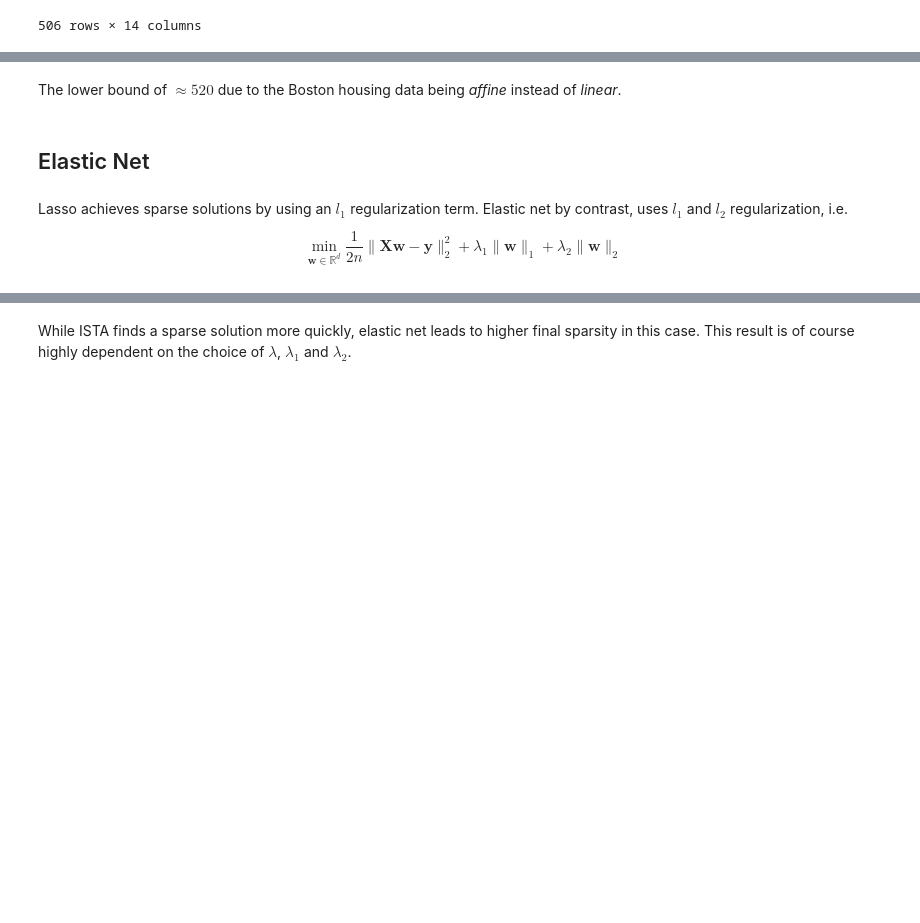
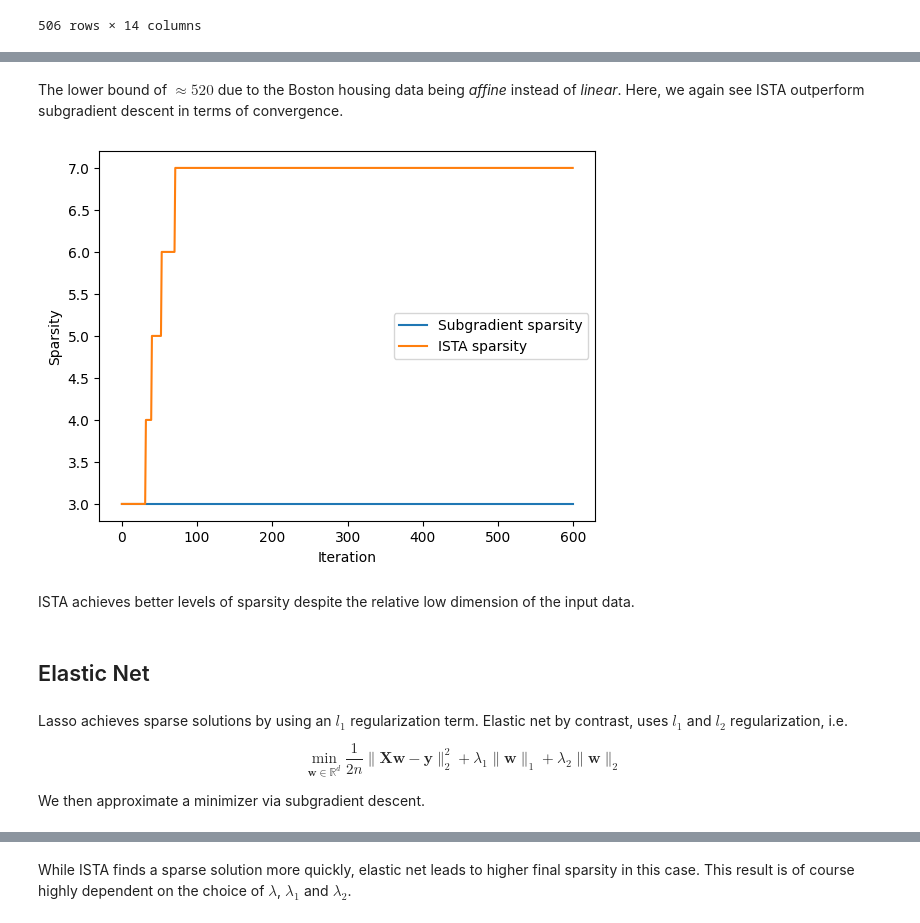
Before and after one commit to lostinentropy/lasso-regression, a Jupyter notebook: lasso-regression.ipynb, the cells around one changed output, grey strips where cells are left out. Saved outputs shown, nothing was run; the diff lists cells and outputs as text; code cells hidden in the pictures; blank space fills up the shorter version.

```diff
--- a/lasso-regression.ipynb
+++ b/lasso-regression.ipynb
@@ -424,11 +424,31 @@ plt.show()
 # %% [markdown]
-The lower bound of $\approx 520$ due to the Boston housing data being _affine_ instead of _linear_.
+The lower bound of $\approx 520$ due to the Boston housing data being _affine_ instead of _linear_. Here, we again see ISTA outperform subgradient descent in terms of convergence.
+# %%
+plt.plot(metrics_1["sparsity"])
+plt.plot(metrics_2["sparsity"])
+# plt.yscale("log")
+# plt.xscale("log")
+plt.legend(
+    [
+        "Subgradient sparsity",
+        "ISTA sparsity",
+    ]
+)
+plt.xlabel("Iteration")
+plt.ylabel("Sparsity")
+plt.show()
+# %% [output]
+[figure, added]
+# %% [markdown]
+ISTA achieves better levels of sparsity despite the relative low dimension of the input data.
 # %% [markdown]
 ## Elastic Net
 # %% [markdown]
 Lasso achieves sparse solutions by using an $l_1$ regularization term. Elastic net by contrast, uses $l_1$ and $l_2$ regularization, i.e.
 
 $$ \min_{\mathbf{w} \in \mathbb{R}^d} \frac{1}{2n} \|\mathbf{Xw} - \mathbf{y}\|_2^2 + \lambda_1 \|\mathbf{w}\|_1 + \lambda_2 \|\mathbf{w}\|_2 $$
+
+We then approximate a minimizer via subgradient descent.
 # %%
 (X, y) = courselib.data.generate_dataset(60, 100, 10, noise_scale=0.1, generator=generator)
 
```
Also changed, not shown: parts of 7 cells of this notebook.
